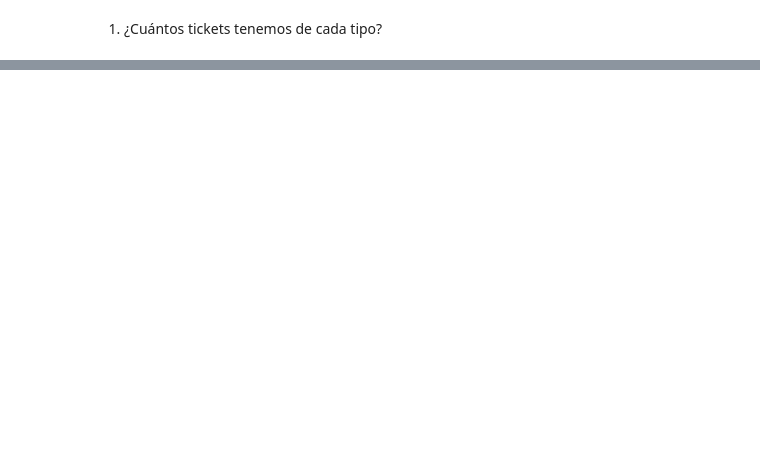
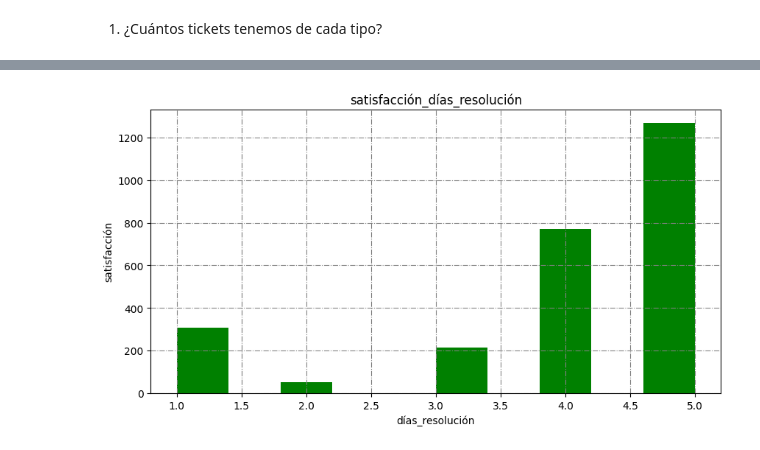
Before and after one commit to Adalab/promo-d-da-modulo2-sprint1-laura-paula-estibaliz, a Jupyter notebook: Matplotlib-1-pair.ipynb, the cells around one changed output, grey strips where cells are left out. Cells and saved outputs as stored; diff of their text form; code cells hidden in the pictures; blank space fills up the shorter version.

```diff
--- a/Matplotlib-1-pair.ipynb
+++ b/Matplotlib-1-pair.ipynb
@@ -192,0 +81,5 @@ KeyError: 'categoria'
+# %%
+# extraimos solo los datos de la categoría software
+
+categoría_soft = df_2016[df_2016["categoría"] == 'Software']
+categoría_soft
@@ -192,0 +196,18 @@ KeyError: 'categoria'
+# %%
+# creamos la gráfica de satisfacción por días_resolucíon para la categoría software
+
+plt.figure(figsize = (10,5))
+
+plt.hist(categoría_soft["satisfacción"], color = "green")
+
+plt.xlabel("días_resolución")
+
+plt.ylabel("satisfacción")
+
+plt.title("satisfacción_días_resolución")
+
+plt.grid(color = "grey", linestyle = "-.")
+
+plt.show()
+# %% [output]
+[figure, added]
```
Also changed, not shown: parts of 38 cells of this notebook.
